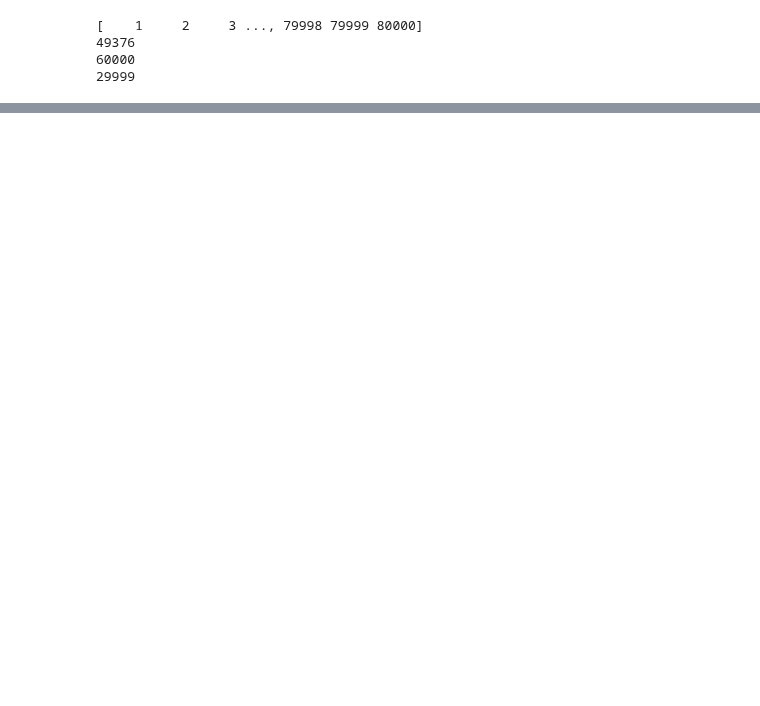
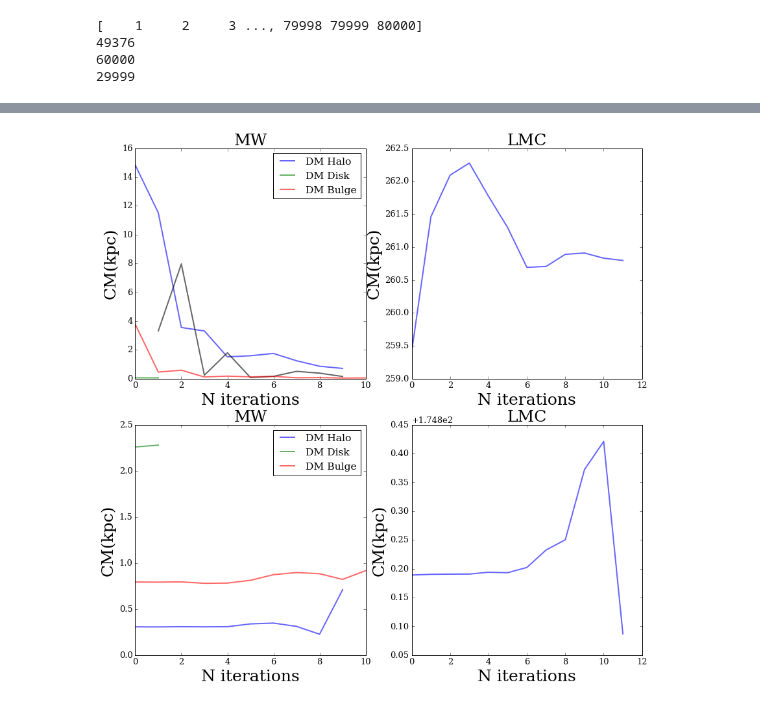
Before and after one commit to jngaravitoc/LMC-MW, a Jupyter notebook: code/CM/CM_method_description.ipynb, the cells around one changed output, grey strips where cells are left out. Drawn from its saved outputs; the diff is of its cells as text; code cells hidden in the pictures; blank space fills up the shorter version.

```diff
--- a/code/CM/CM_method_description.ipynb
+++ b/code/CM/CM_method_description.ipynb
@@ -131 +250,51 @@ print X_sim_lmcCM, Y_sim_lmcCM, Z_sim_lmcCM
+# %%
+def difference(R):
+    Rdif = np.zeros(len(R)-1)
+    for i in range(len(R)-1):
+        Rdif[i] = abs(R[i+1] - R[i])
+    return Rdif
+# %%
+RdifMW = difference(Rcmmw)
+Rdiflmc = difference(Rlmc)
+# %%
+figure(figsize=(14, 14))
+
+subplot(2, 2, 1)
+plot(iterationmw, Rcmmw, lw=2, alpha=0.6, label='DM Halo')
+plot(iterationmw[1:], RdifMW, lw=2, c='k', alpha=0.6)
+plot(iterationdisk, Rdisk, lw=2, alpha=0.6, label='DM Disk')
+plot(iterationbulge, Rbulge, lw=2, alpha=0.6, label='DM Bulge')
+xlabel('N iterations', fontsize=25)
+ylabel('CM(kpc)', fontsize=25)
+title('MW', fontsize=25)
+legend()
+
+subplot(2, 2, 2)
+plot(iterationlmc, Rlmc, lw=2, alpha=0.6)
+#plot(iterationlmc[1:], Rdiflmc, lw=2, c='k', alpha=0.6)
+xlabel('N iterations', fontsize=25)
+ylabel('CM(kpc)', fontsize=25)
+title('LMC', fontsize=25)
+
+subplot(2, 2, 3)
+plot(iterationmw, Vcmmw, lw=2, alpha=0.6, label='DM Halo')
+#plot(iterationmw[1:], VdifMW, lw=2, c='k', alpha=0.6)
+plot(iterationdisk, Vdisk, lw=2, alpha=0.6, label='DM Disk')
+plot(iterationbulge, Vbulge, lw=2, alpha=0.6, label='DM Bulge')
+xlabel('N iterations', fontsize=25)
+ylabel('CM(kpc)', fontsize=25)
+title('MW', fontsize=25)
+legend()
+
+subplot(2, 2, 4)
+plot(iterationlmc, Vlmc, lw=2, alpha=0.6)
+#plot(iterationlmc[1:], Vlmc, lw=2, c='k', alpha=0.6)
+xlabel('N iterations', fontsize=25)
+ylabel('CM(kpc)', fontsize=25)
+title('LMC', fontsize=25)
+
+
+savefig('CM_computation_convergence.png', bbox_inches='tight')
+# %% [output]
+[figure, added]
 # %%
```
Also changed, not shown: parts of 14 cells of this notebook, 2 other files.
